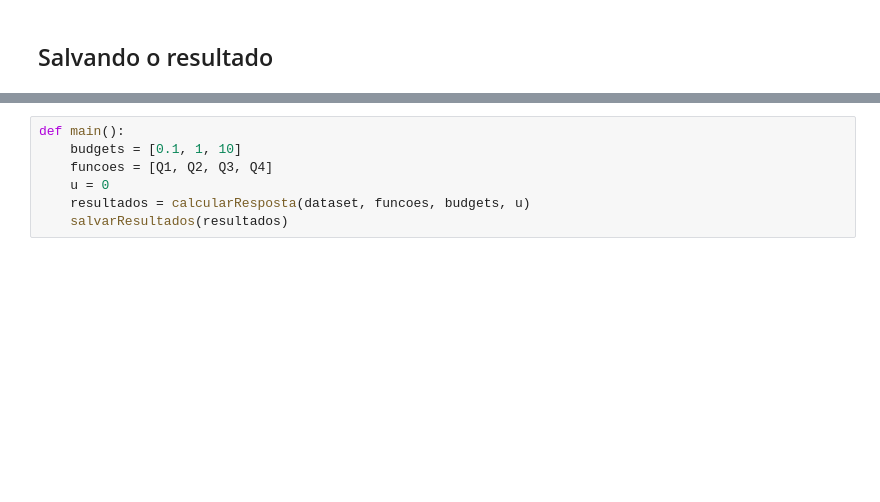
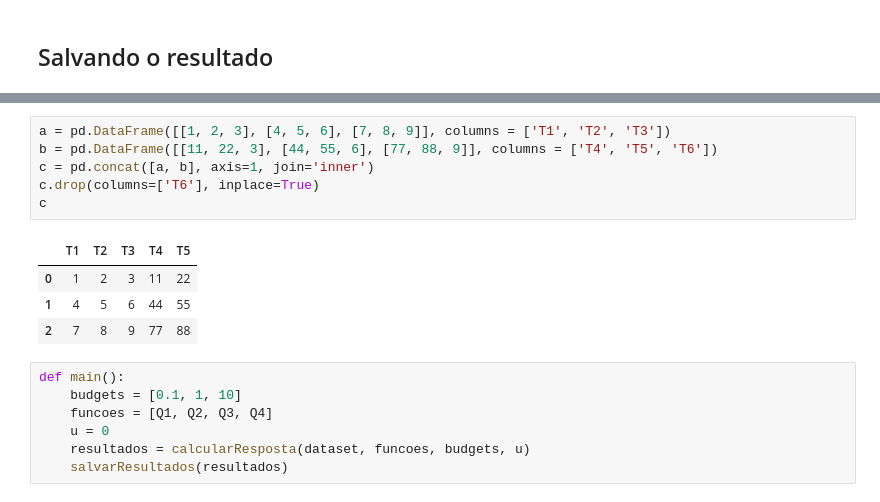
Before and after one commit to tibetteixeira/disciplina_privacidade_2019, a Jupyter notebook: dp_laplace/Privacidade_com_Laplace.ipynb, the cells around one changed output, grey strips where cells are left out. Saved outputs shown, nothing was run; the diff lists cells and outputs as text; blank space fills up the shorter version.

```diff
--- a/dp_laplace/Privacidade_com_Laplace.ipynb
+++ b/dp_laplace/Privacidade_com_Laplace.ipynb
@@ -151,3 +169,14 @@ def salvarResultados(resultadosLaplace):
+# %%
+a = pd.DataFrame([[1, 2, 3], [4, 5, 6], [7, 8, 9]], columns = ['T1', 'T2', 'T3'])
+b = pd.DataFrame([[11, 22, 3], [44, 55, 6], [77, 88, 9]], columns = ['T4', 'T5', 'T6'])
+c = pd.concat([a, b], axis=1, join='inner')
+c.drop(columns=['T6'], inplace=True)
+c
+# %% [output]
+|  | T1 | T2 | T3 | T4 | T5 |
+| 0 | 1 | 2 | 3 | 11 | 22 |
+| 1 | 4 | 5 | 6 | 44 | 55 |
+| 2 | 7 | 8 | 9 | 77 | 88 |
 # %%
 def main():
     budgets = [0.1, 1, 10]
```
Also changed, not shown: parts of 3 cells of this notebook, 1 other file.
